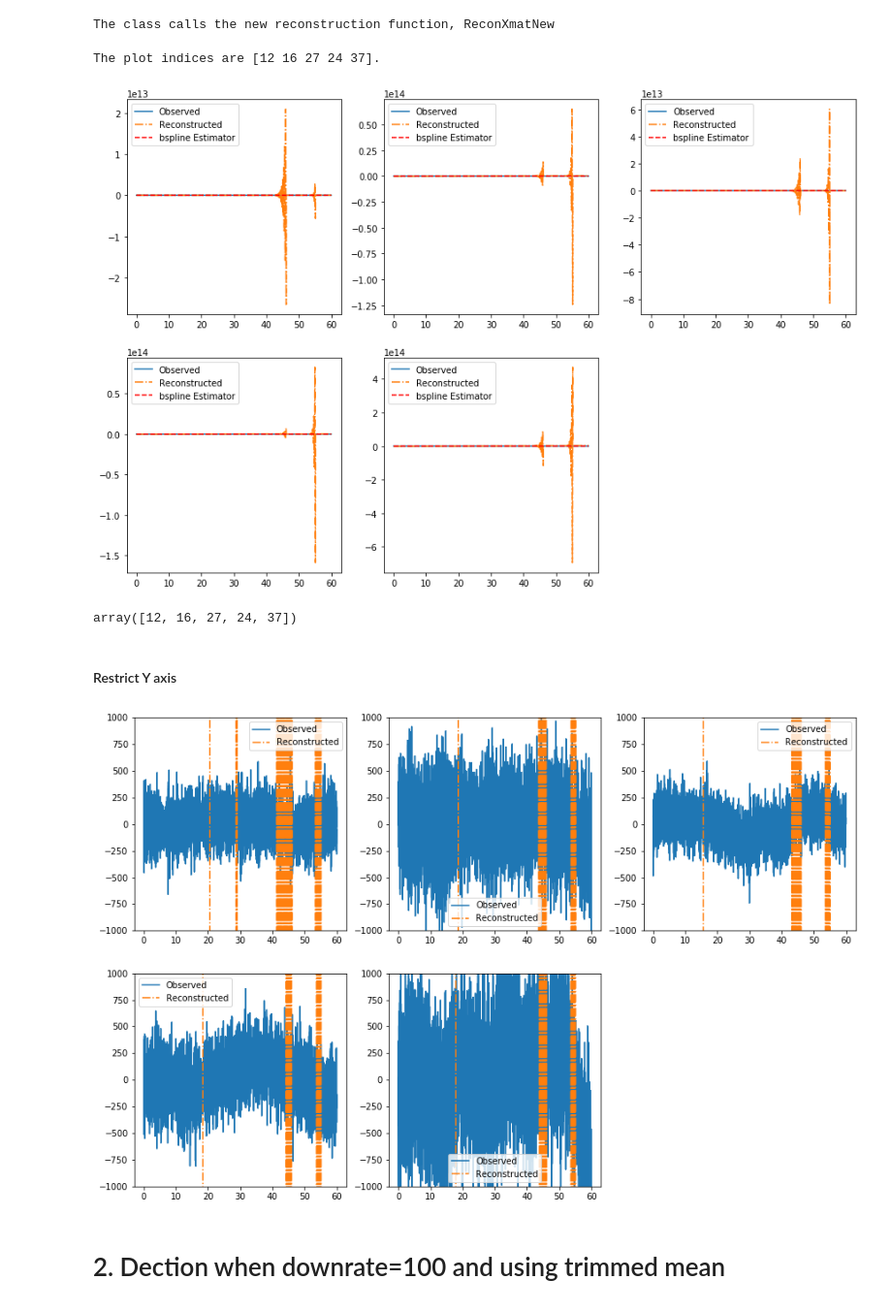
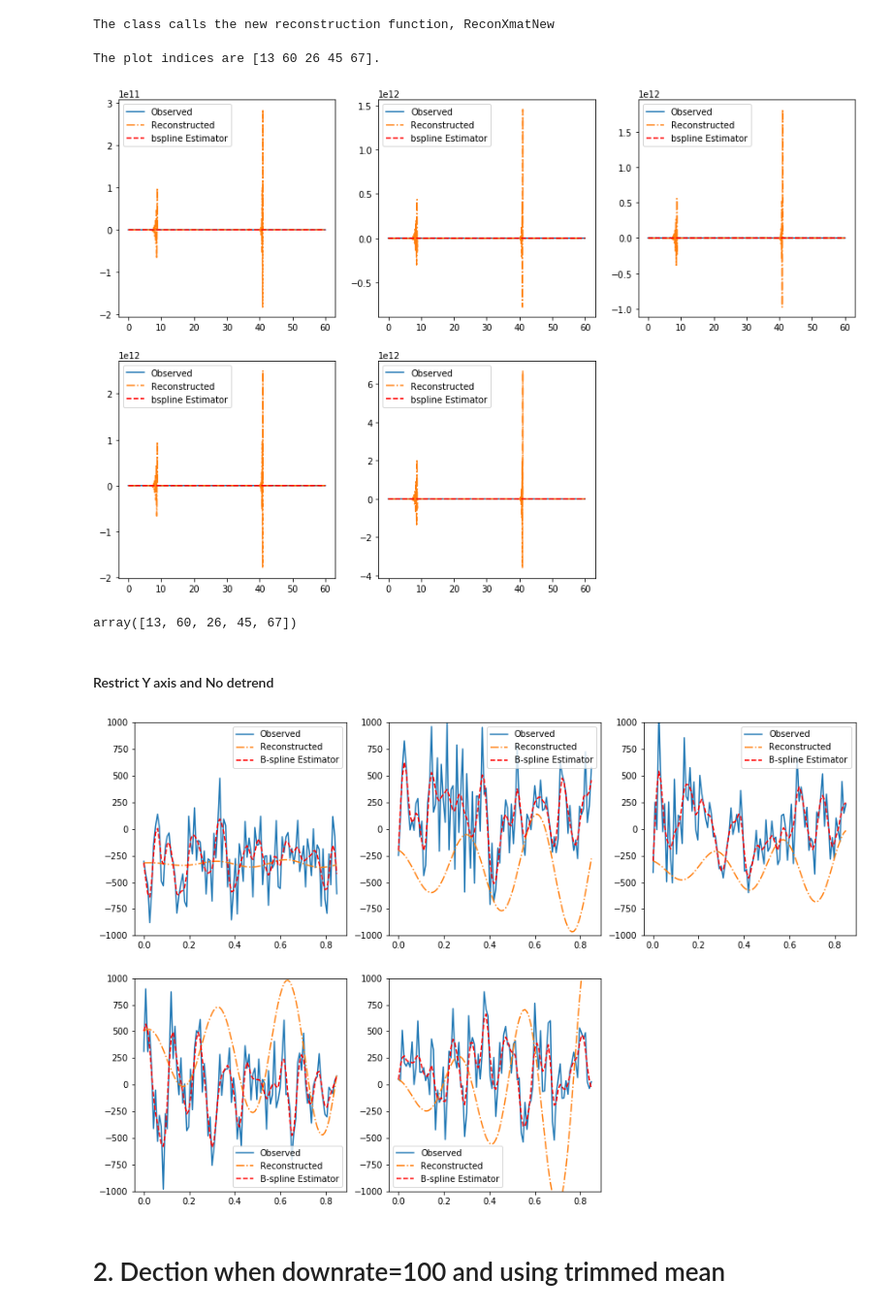
Before and after one commit to JINhuaqing/TVDN-simu, a Jupyter notebook: realdata/MEG1HPFTest.ipynb, the cells around one changed output. Shown at 97% size. Drawn from its saved outputs; the diff is of its cells as text; code cells hidden in the pictures.

```diff
--- a/realdata/MEG1HPFTest.ipynb
+++ b/realdata/MEG1HPFTest.ipynb
@@ -405,7 +405,7 @@ plt.plot(hpfMEGEdgeRM[10, :100])
 # %% [markdown]
 # 1. Dection  when  downrate=20
 # %%
-MEGBspDet = TVDNDetect1(Ymat=hpfMEGEdgeRM, ReconXmat=ReconXmatNew, saveDir=None, dataType="MEG", Lmin=60, downRate=20,
+MEGBspDet = TVDNDetect1(Ymat=hpfMEGEdgeRM, ReconXmat=ReconXmatNew, saveDir=None, dataType="MEG", Lmin=120, downRate=20, fct=1,
                         fName="subj1_HPF_EdgeRM_6", r=6, kappa=2.65, freq=60, lamb=1e-6, decimateRate=None, is_detrend=True)
 # %% [output]
 The parameters for detection are:
@@ -498,7 +498,7 @@ for i, idx, in enumerate(idxs):
     plt.subplot(2, 3, i+1)
     plt.ylim([-1000, 1000])
     plt.plot(MEGBspDet.ptime[:numP], MEGBspDet.nYmat[idx, :numP], "-", label="Observed")
-    plt.plot(MEGBspDet.ptime[:numP], MEGBspDet.RecResCur.EstXmatReal[idx, :numP], "-.", label="Reconstructed")
-    #plt.plot(MEGBspDet.ptime[:numP], MEGBspDet.Xmat[idx, :numP], "r--", label="B-spline Estimator")
+    plt.plot(MEGBspDet.ptime[:numP], MEGBspDet.RecResCur.EstXmatRealOrg[idx, :numP], "-.", label="Reconstructed")
+    plt.plot(MEGBspDet.ptime[:numP], MEGBspDet.Xmat[idx, :numP], "r--", label="B-spline Estimator")
     plt.legend()
 # %% [output]
@@ -528,11 +528,11 @@ array([12, 16, 27, 24, 37])
 # %%
-numP = 7000
+numP = 100
 plt.figure(figsize=[15, 5*2])
 for i, idx, in enumerate(idxs):
     plt.subplot(2, 3, i+1)
     plt.ylim([-1000, 1000])
     plt.plot(MEGBspDet.ptime[:numP], MEGBspDet.nYmat[idx, :numP], "-", label="Observed")
-    plt.plot(MEGBspDet.ptime[:numP], MEGBspDet.RecResCur.EstXmatReal[idx, :numP], "-.", label="Reconstructed")
-    #plt.plot(MEGBspDet.ptime[:numP], MEGBspDet.Xmat[idx, :numP], "r--", label="B-spline Estimator")
+    plt.plot(MEGBspDet.ptime[:numP], MEGBspDet.RecResCur.EstXmatRealOrg[idx, :numP], "-.", label="Reconstructed")
+    plt.plot(MEGBspDet.ptime[:numP], MEGBspDet.Xmat[idx, :numP], "r--", label="B-spline Estimator")
     plt.legend()
 # %% [output]
@@ -558,23 +558,23 @@ The class calls the new reconstruction function, ReconXmatNew
 # %%
 MEGBspDet.PlotRecCurve(idxs=idxs, is_smoothCurve=1, saveFigPath=None)
 # %% [output]
-The plot indices are [12 16 27 24 37].
+The plot indices are [13 60 26 45 67].
-[figure, old version]
+[figure, new version]
-array([12, 16, 27, 24, 37])
+array([13, 60, 26, 45, 67])
 # %% [markdown]
-#### Restrict Y axis
+#### Restrict Y axis and No detrend
 # %%
-numP = 7000
+numP = 100
 plt.figure(figsize=[15, 5*2])
 for i, idx, in enumerate(idxs):
     plt.subplot(2, 3, i+1)
     plt.ylim([-1000, 1000])
     plt.plot(MEGBspDet.ptime[:numP], MEGBspDet.nYmat[idx, :numP], "-", label="Observed")
-    plt.plot(MEGBspDet.ptime[:numP], MEGBspDet.RecResCur.EstXmatReal[idx, :numP], "-.", label="Reconstructed")
-    #plt.plot(MEGBspDet.ptime[:numP], MEGBspDet.Xmat[idx, :numP], "r--", label="B-spline Estimator")
+    plt.plot(MEGBspDet.ptime[:numP], MEGBspDet.RecResCur.EstXmatRealOrg[idx, :numP], "-.", label="Reconstructed")
+    plt.plot(MEGBspDet.ptime[:numP], MEGBspDet.Xmat[idx, :numP], "r--", label="B-spline Estimator")
     plt.legend()
 # %% [output]
-[figure, old version]
+[figure, new version]
 # %%
 from scipy.stats import trim_mean
 # Function to obtain the sum of Ai matrix
```
Also changed, not shown: parts of 26 cells of this notebook.
